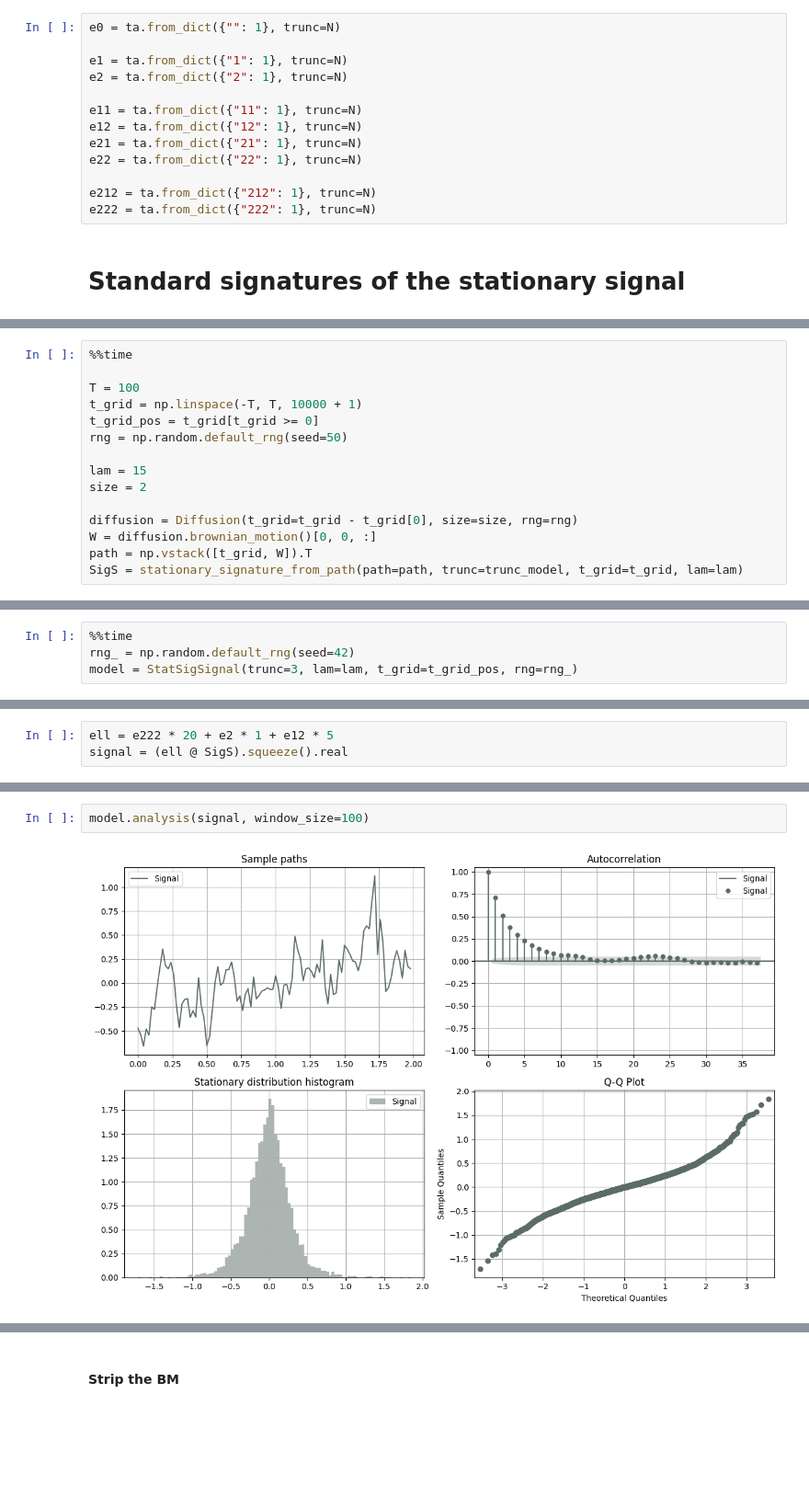
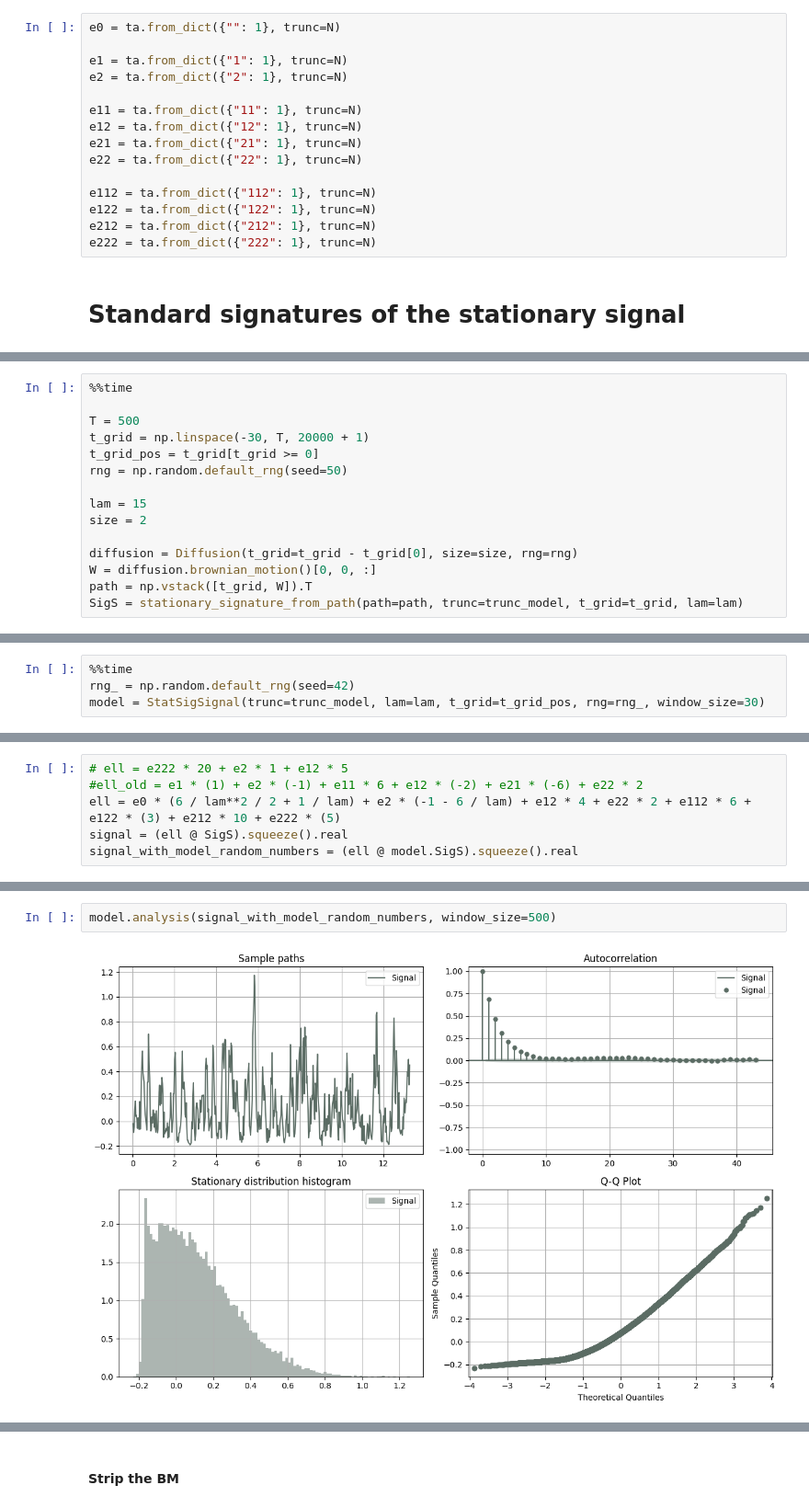
Before and after one commit to MrG1raffe/signature, a Jupyter notebook: notebooks/SignalSignature.ipynb, the cells around one changed output, grey strips where cells are left out. Shown at 92% size. Drawn from its saved outputs; the diff is of its cells as text; blank space fills up the shorter version.

Commit message:
add normalization to StatSig signal calibration in SignalSignature.ipynb

```diff
--- a/notebooks/SignalSignature.ipynb
+++ b/notebooks/SignalSignature.ipynb
@@ -49,6 +47,8 @@ e12 = ta.from_dict({"12": 1}, trunc=N)
 e21 = ta.from_dict({"21": 1}, trunc=N)
 e22 = ta.from_dict({"22": 1}, trunc=N)
 
+e112 = ta.from_dict({"112": 1}, trunc=N)
+e122 = ta.from_dict({"122": 1}, trunc=N)
 e212 = ta.from_dict({"212": 1}, trunc=N)
 e222 = ta.from_dict({"222": 1}, trunc=N)
 # %% [markdown]
@@ -59,8 +59,8 @@ trunc_moments = 5
 # %%
 %%time
 
-T = 100
-t_grid = np.linspace(-T, T, 10000 + 1)
+T = 500
+t_grid = np.linspace(-30, T, 20000 + 1)
 t_grid_pos = t_grid[t_grid >= 0]
 rng = np.random.default_rng(seed=50)
 
@@ -77,7 +77,7 @@ Wall time: 7.16 s
 # %%
 %%time
 rng_ = np.random.default_rng(seed=42)
-model = StatSigSignal(trunc=3, lam=lam, t_grid=t_grid_pos, rng=rng_)
+model = StatSigSignal(trunc=trunc_model, lam=lam, t_grid=t_grid_pos, rng=rng_, window_size=30)
 # %% [output]
 Compiling...
 Compilation finished.
@@ -86,3 +86,6 @@ Wall time: 3.87 s
 # %%
-ell = e222 * 20 + e2 * 1 + e12 * 5
+# ell = e222 * 20 + e2 * 1 + e12 * 5
+#ell_old = e1 * (1) + e2 * (-1) + e11 * 6 + e12 * (-2) + e21 * (-6) + e22 * 2
+ell = e0 * (6 / lam**2 / 2 + 1 / lam) + e2 * (-1 - 6 / lam) + e12 * 4 + e22 * 2 + e112 * 6 + e122 * (3) + e212 * 10 + e222 * (5)
 signal = (ell @ SigS).squeeze().real
+signal_with_model_random_numbers = (ell @ model.SigS).squeeze().real
@@ -89,7 +98,7 @@ signal = (ell @ SigS).squeeze().real
 # %%
-model.analysis(signal, window_size=100)
+model.analysis(signal_with_model_random_numbers, window_size=500)
 # %% [output]
-[figure, old version]
+[figure, new version]
 # %%
 def run_calib(weights, optimizer):
     model.loss_weights = weights
```
Also changed, not shown: parts of 16 cells of this notebook, 1 other file.
